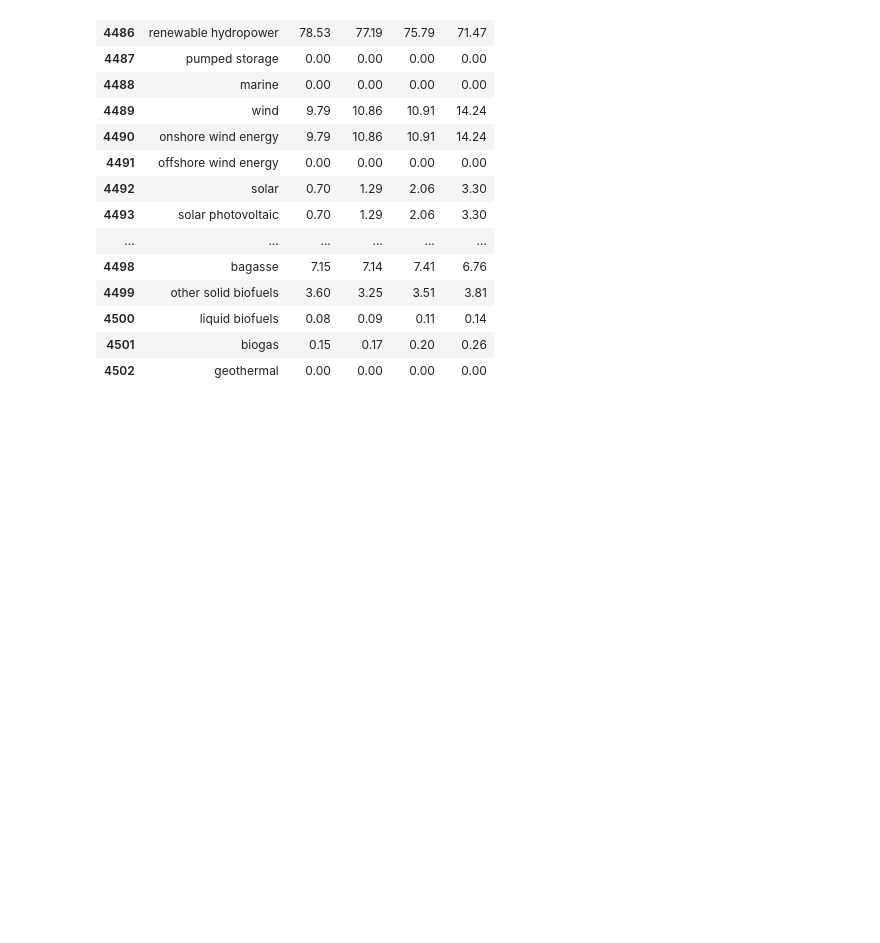
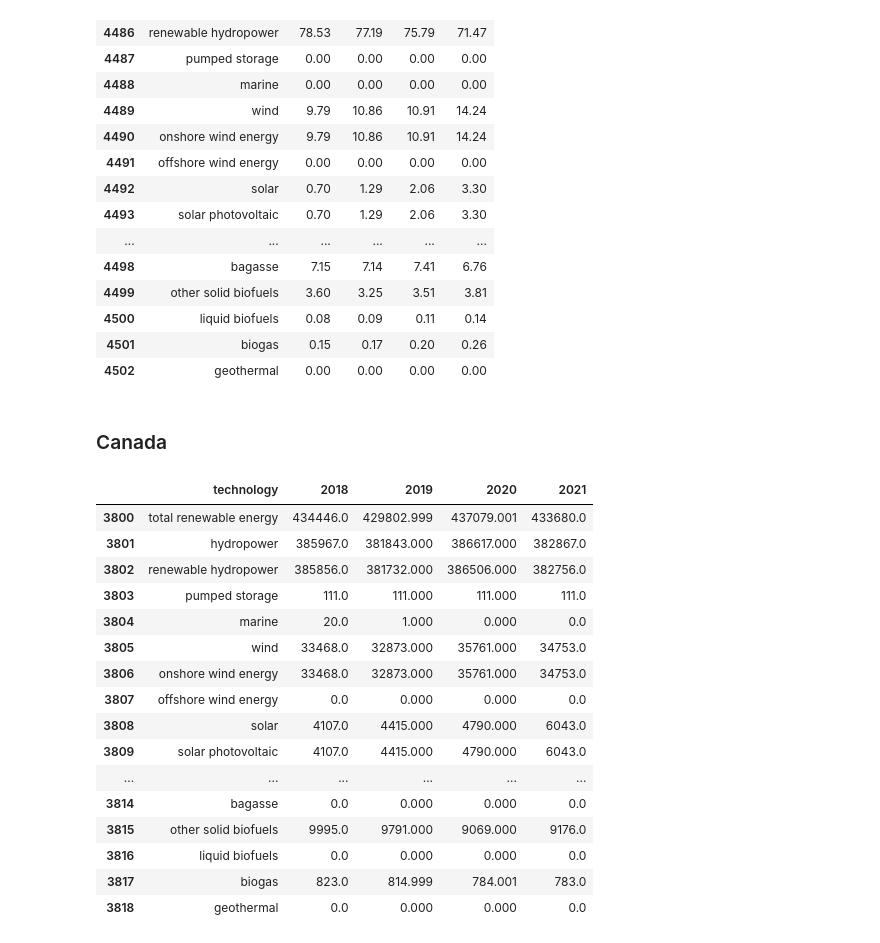
Before and after one commit to Prash1723/Renewable_research, a Jupyter notebook: renewable_insights.ipynb, the cells around one changed output. Cells and saved outputs as stored; diff of their text form; code cells hidden in the pictures; blank space fills up the shorter version.

```diff
--- a/renewable_insights.ipynb
+++ b/renewable_insights.ipynb
@@ -342,3 +370,25 @@ country_data(en_df, "brazil")
 | 4500 | liquid biofuels | 0.08 | 0.09 | 0.11 | 0.14 |
 | 4501 | biogas | 0.15 | 0.17 | 0.20 | 0.26 |
 | 4502 | geothermal | 0.00 | 0.00 | 0.00 | 0.00 |
+# %% [markdown]
+### Canada
+# %%
+country_data(en_df, "canada")
+# %% [output]
+|  | technology | 2018 | 2019 | 2020 | 2021 |
+| 3800 | total renewable energy | 434446.0 | 429802.999 | 437079.001 | 433680.0 |
+| 3801 | hydropower | 385967.0 | 381843.000 | 386617.000 | 382867.0 |
+| 3802 | renewable hydropower | 385856.0 | 381732.000 | 386506.000 | 382756.0 |
+| 3803 | pumped storage | 111.0 | 111.000 | 111.000 | 111.0 |
+| 3804 | marine | 20.0 | 1.000 | 0.000 | 0.0 |
+| 3805 | wind | 33468.0 | 32873.000 | 35761.000 | 34753.0 |
+| 3806 | onshore wind energy | 33468.0 | 32873.000 | 35761.000 | 34753.0 |
+| 3807 | offshore wind energy | 0.0 | 0.000 | 0.000 | 0.0 |
+| 3808 | solar | 4107.0 | 4415.000 | 4790.000 | 6043.0 |
+| 3809 | solar photovoltaic | 4107.0 | 4415.000 | 4790.000 | 6043.0 |
+| ... | ... | ... | ... | ... | ... |
+| 3814 | bagasse | 0.0 | 0.000 | 0.000 | 0.0 |
+| 3815 | other solid biofuels | 9995.0 | 9791.000 | 9069.000 | 9176.0 |
+| 3816 | liquid biofuels | 0.0 | 0.000 | 0.000 | 0.0 |
+| 3817 | biogas | 823.0 | 814.999 | 784.001 | 783.0 |
+| 3818 | geothermal | 0.0 | 0.000 | 0.000 | 0.0 |
```
Also changed, not shown: parts of 9 cells of this notebook, 1 other file.
